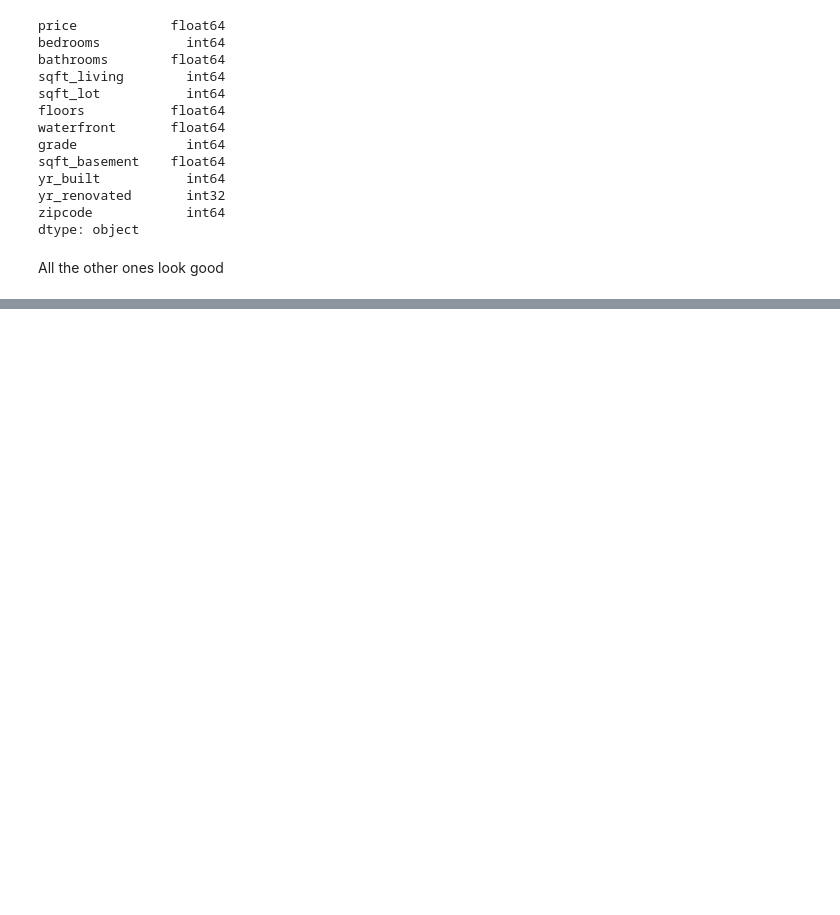
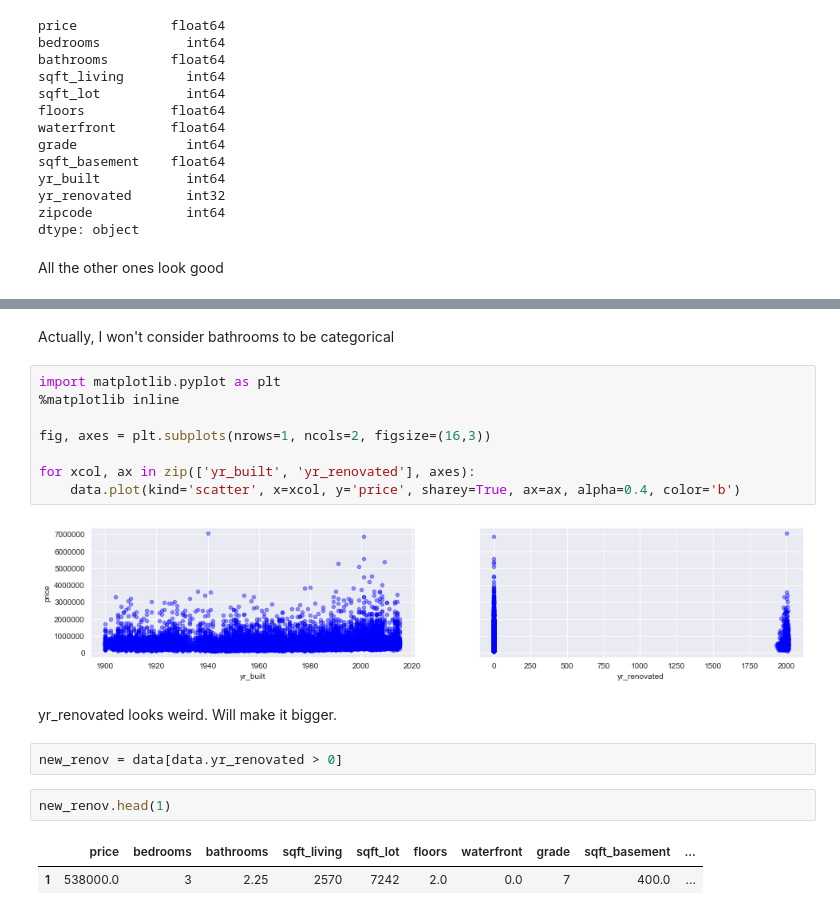
Before and after one commit to halpert3/dsc-mod-2-project-v2-1-onl01-dtsc-pt-070620, a Jupyter notebook: EDA_v2.ipynb, the cells around one changed output, grey strips where cells are left out. Saved outputs shown, nothing was run; the diff lists cells and outputs as text; blank space fills up the shorter version.

```diff
--- a/EDA_v2.ipynb
+++ b/EDA_v2.ipynb
@@ -369,0 +438,21 @@ All the other ones look good
+# %% [markdown]
+Actually, I won't consider bathrooms to be categorical
+# %%
+import matplotlib.pyplot as plt
+%matplotlib inline
+
+fig, axes = plt.subplots(nrows=1, ncols=2, figsize=(16,3))
+
+for xcol, ax in zip(['yr_built', 'yr_renovated'], axes):
+    data.plot(kind='scatter', x=xcol, y='price', sharey=True, ax=ax, alpha=0.4, color='b')
+# %% [output]
+[figure, added]
+# %% [markdown]
+yr_renovated looks weird. Will make it bigger.
+# %%
+new_renov = data[data.yr_renovated > 0]
+# %%
+new_renov.head(1)
+# %% [output]
+|  | price | bedrooms | bathrooms | sqft_living | sqft_lot | floors | waterfront | grade | sqft_basement | ... |
+| 1 | 538000.0 | 3 | 2.25 | 2570 | 7242 | 2.0 | 0.0 | 7 | 400.0 | ... |
```
Also changed, not shown: parts of 14 cells of this notebook.
